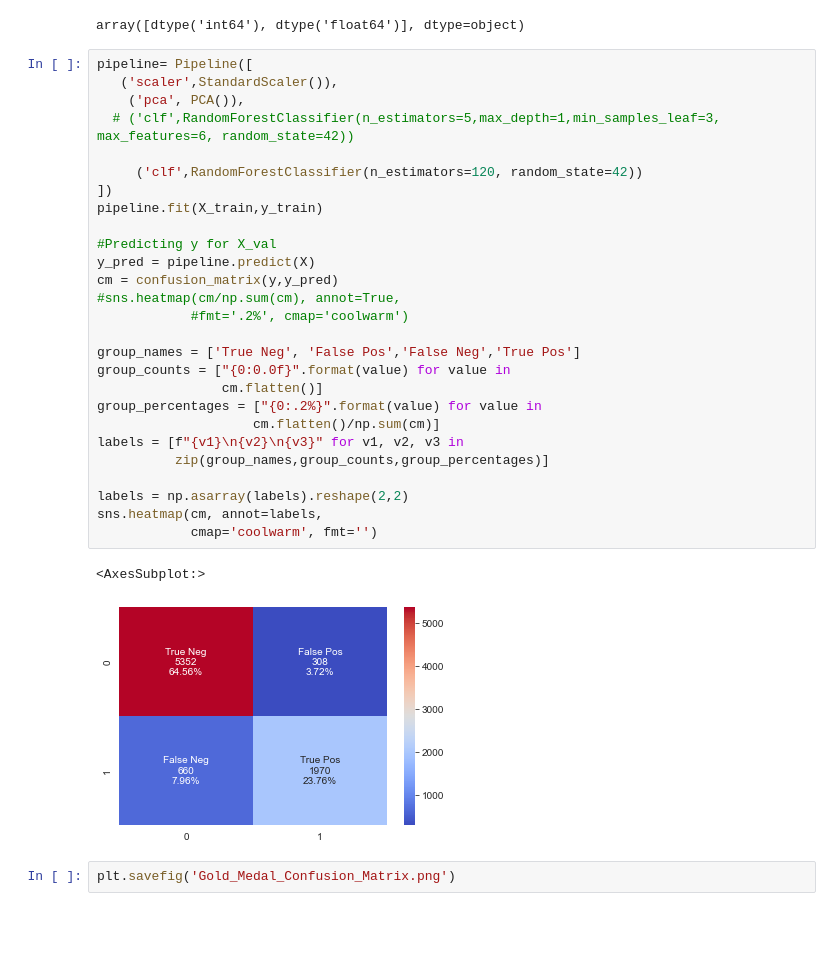
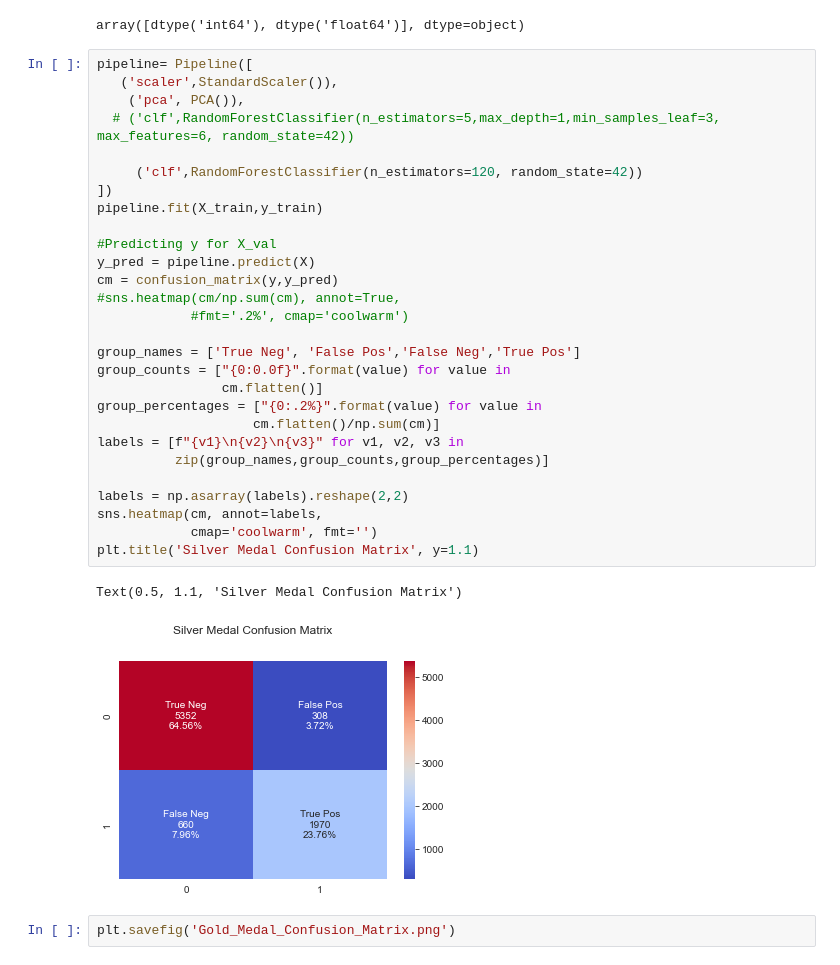
Before and after one commit to madrivers/Data_Bootcamp_Final_Project, a Jupyter notebook: gdp_pop_model/olympic_wb_silver.ipynb, the cells around one changed output. Drawn from its saved outputs; the diff is of its cells as text; blank space fills up the shorter version.

```diff
--- a/gdp_pop_model/olympic_wb_silver.ipynb
+++ b/gdp_pop_model/olympic_wb_silver.ipynb
@@ -614,33 +614,34 @@ array([dtype('int64'), dtype('float64')], dtype=object)
 # %%
 pipeline= Pipeline([
    ('scaler',StandardScaler()),
     ('pca', PCA()),
   # ('clf',RandomForestClassifier(n_estimators=5,max_depth=1,min_samples_leaf=3, max_features=6, random_state=42))
 
      ('clf',RandomForestClassifier(n_estimators=120, random_state=42))
 ])
 pipeline.fit(X_train,y_train)
 
 #Predicting y for X_val
 y_pred = pipeline.predict(X)
 cm = confusion_matrix(y,y_pred)
 #sns.heatmap(cm/np.sum(cm), annot=True,
             #fmt='.2%', cmap='coolwarm')
 
 group_names = ['True Neg', 'False Pos','False Neg','True Pos']
 group_counts = ["{0:0.0f}".format(value) for value in
                 cm.flatten()]
 group_percentages = ["{0:.2%}".format(value) for value in
                     cm.flatten()/np.sum(cm)]
 labels = [f"{v1}\n{v2}\n{v3}" for v1, v2, v3 in
           zip(group_names,group_counts,group_percentages)]
 
 labels = np.asarray(labels).reshape(2,2)
 sns.heatmap(cm, annot=labels,
             cmap='coolwarm', fmt='')
+plt.title('Silver Medal Confusion Matrix', y=1.1)
 # %% [output]
-<AxesSubplot:>
+Text(0.5, 1.1, 'Silver Medal Confusion Matrix')
-[figure, old version]
+[figure, new version]
 # %%
 plt.savefig('Gold_Medal_Confusion_Matrix.png')
 # %% [output]
```
Also changed, not shown: parts of 1 cell of this notebook, 2 other files.
